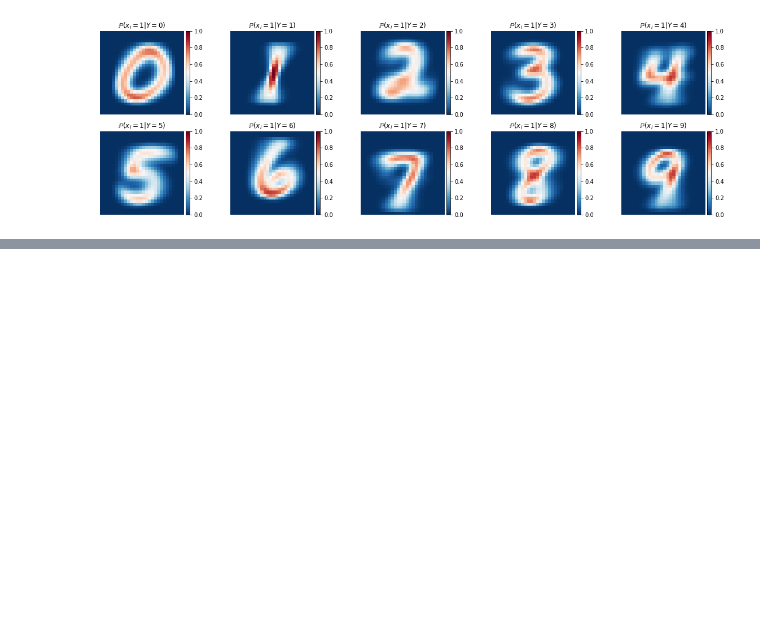
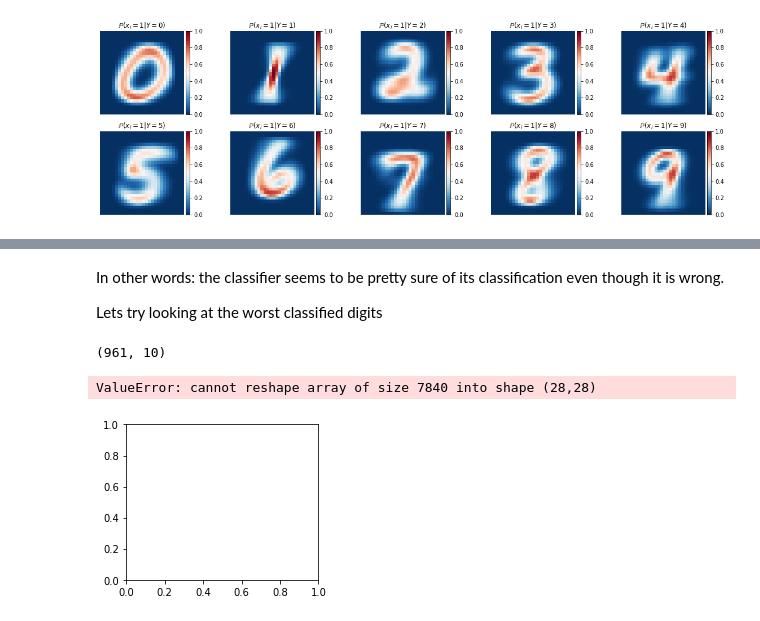
Before and after one commit to Aagaarrd/02462-assignment1, a Jupyter notebook: mnnist.ipynb, the cells around one changed output, grey strips where cells are left out. Cells and saved outputs as stored; diff of their text form; code cells hidden in the pictures; blank space fills up the shorter version.

Commit message:
Beginning of trying to find the worst classified digits

```diff
--- a/mnnist.ipynb
+++ b/mnnist.ipynb
@@ -501,7 +503,7 @@ The diagonal in the matrix shows all the correctly classified numbers these are
 
 Of the images that are misclassified by the system, are there common characteristics?, why?
 # %%
-inccorrectID = np.zeros((len(Xtest), len(Xtest[0, :])))
+incorrectID = np.zeros((len(Xtest), len(Xtest[0, :])))
 true_label_list = []
 predicted_label_list = []
 
@@ -509,14 +511,14 @@ j = 0
 
 # create a matrix with all the incorrectly labeled digits
 for i in range(len(Xtest)):
-        true_label = ytest[i]
+    true_label = ytest[i]
     predicted_label = classify(Xtest[i, :])
     if true_label != predicted_label:
-        inccorrectID[j, :] =  Xtest[i, :]
+        incorrectID[j, :] =  Xtest[i, :]
         true_label_list.append(true_label)
         predicted_label_list.append(predicted_label)
         j+=1
-inccorrectID = inccorrectID[~np.all(inccorrectID == 0, axis=1)]
+incorrectID = incorrectID[~np.all(incorrectID == 0, axis=1)]
 # %% [markdown]
 Number of misclassified digits
 # %%
@@ -557,0 +566,30 @@ print(p)
+# %% [markdown]
+In other words: the classifier seems to be pretty sure of its classification even though it is wrong.
+
+Lets try looking at the worst classified digits
+# %%
+po = [compute_posterior_prob(inccorrectID[i, :]) for i in range(np.size(incorrectID, axis=0))]
+# %%
+true_label_list = np.array(true_label_list)
+predicted_label_list = np.array(predicted_label_list)
+po = np.array(po)
+np.shape(po)
+# %% [output]
+(961, 10)
+# %%
+arr1inds = np.argsort(po)
+sorted_arr1 = inccorrectID[arr1inds[::-1]]
+sorted_arr2 = true_label_list[arr1inds[::-1]]
+sorted_arr2 = predicted_label_list[arr1inds[::-1]]
+# %%
+plt.figure(figsize=(20, 20))
+for i in range(6*num_images_per_row):
+    plt.subplot(6, num_images_per_row, 1 + i)
+
+    # show image
+    show_image(sorted_arr1[i, :])
+
+    plt.title(f"Predicted label {sorted_arr2[i]}, True label {sorted_arr3[i]}", color='red', size=9)
+# %% [output]
+ValueError: cannot reshape array of size 7840 into shape (28,28)
+[figure, added]
```
Also changed, not shown: parts of 9 cells of this notebook.
